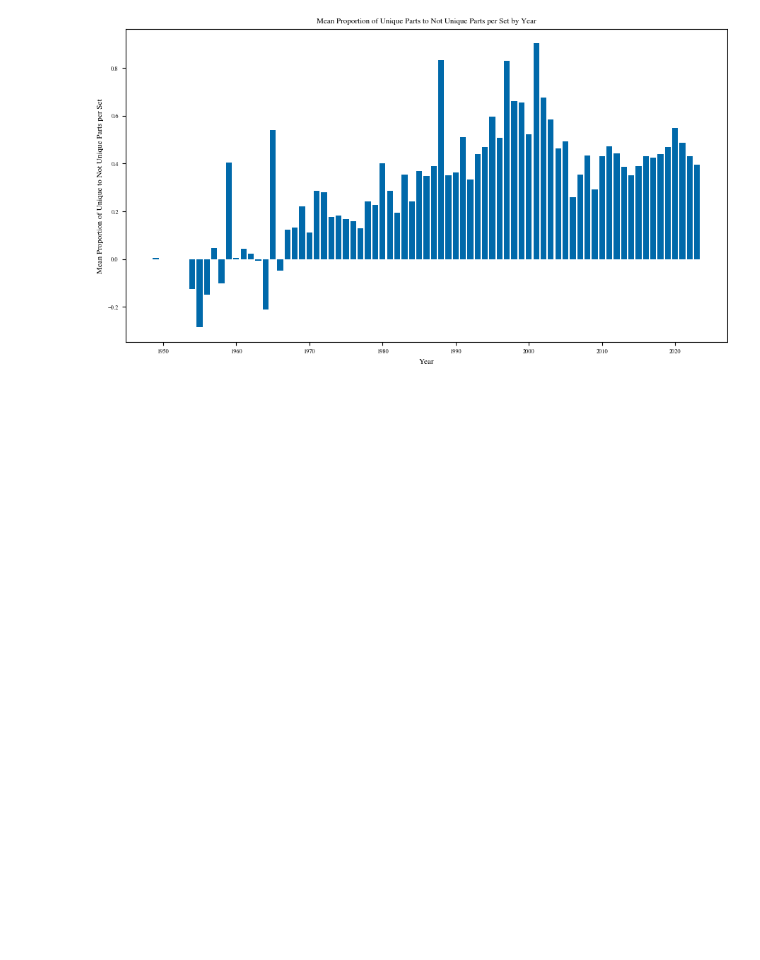
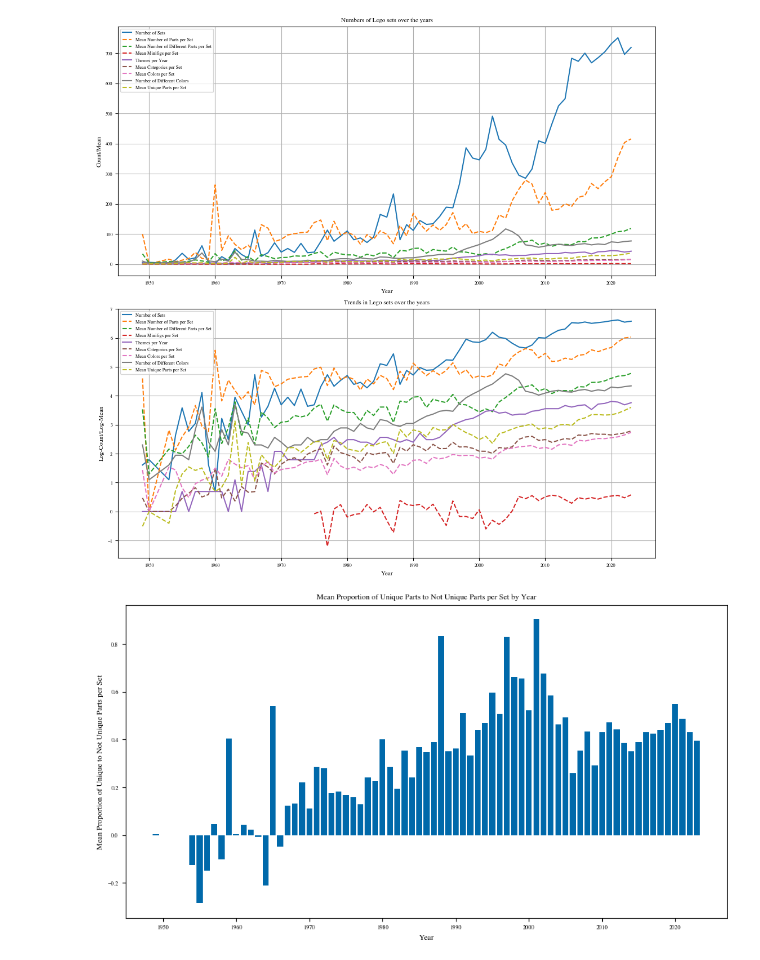
Before and after one commit to eddiebeach99/Data_Literacy, a Jupyter notebook: Analysis/exploratory_analysis.ipynb, the cells around one changed output. Drawn from its saved outputs; the diff is of its cells as text; code cells hidden in the pictures; blank space fills up the shorter version.

```diff
--- a/Analysis/exploratory_analysis.ipynb
+++ b/Analysis/exploratory_analysis.ipynb
@@ -104,3 +101,64 @@ plt.show()
+# %%
+### Plot ###
+
+# set up the plot for the analysis
+fig, (ax1, ax2) = plt.subplots(2, 1, figsize=(10, 10))
+
+# plot number of sets per year
+ax1.plot(sets_per_year.index, sets_per_year, label='Number of Sets')
+ax2.plot(sets_per_year.index, np.log(sets_per_year), label='Number of Sets')
+
+# plot mean number of parts per set per year
+ax1.plot(mean_parts_per_set_per_year.index, mean_parts_per_set_per_year, label='Mean Number of Parts per Set', linestyle='--')
+ax2.plot(mean_parts_per_set_per_year.index, np.log(mean_parts_per_set_per_year), label='Mean Number of Parts per Set', linestyle='--')
+
+# plot mean number of different parts per set per year
+ax1.plot(mean_number_of_different_parts_per_set_per_year.index, mean_number_of_different_parts_per_set_per_year, label='Mean Number of Different Parts per Set', linestyle='--')
+ax2.plot(mean_number_of_different_parts_per_set_per_year.index, np.log(mean_number_of_different_parts_per_set_per_year), label='Mean Number of Different Parts per Set', linestyle='--')
+
+# plot mean number of minifigs per set per year
+ax1.plot(mean_minifigs_per_set_per_year.index, mean_minifigs_per_set_per_year, label='Mean Minifigs per Set', linestyle='--')
+ax2.plot(mean_minifigs_per_set_per_year.index, np.log(mean_minifigs_per_set_per_year), label='Mean Minifigs per Set', linestyle='--')
+
+# plot themes per year
+ax1.plot(themes_per_year.index, themes_per_year, label='Themes per Year')
+ax2.plot(themes_per_year.index, np.log(themes_per_year), label='Themes per Year')
+
+# plot mean number of categories per set per year
+ax1.plot(mean_categories_per_set_per_year.index, mean_categories_per_set_per_year, label='Mean Categories per Set', linestyle='--')
+ax2.plot(mean_categories_per_set_per_year.index, np.log(mean_categories_per_set_per_year), label='Mean Categories per Set', linestyle='--')
+
+# plot mean number of colors per set per year
+ax1.plot(mean_colors_per_set_per_year.index, mean_colors_per_set_per_year, label='Mean Colors per Set', linestyle='--')
+ax2.plot(mean_colors_per_set_per_year.index, np.log(mean_colors_per_set_per_year), label='Mean Colors per Set', linestyle='--')
+
+# plot the number of colors per set per year
+ax1.plot(colors_per_year.index, colors_per_year, label='Number of Different Colors')
+ax2.plot(colors_per_year.index, np.log(colors_per_year), label='Number of Different Colors')
+
+# plot mean number of unique parts per set per year
+ax1.plot(mean_unique_parts_per_set_per_year.index, mean_unique_parts_per_set_per_year, label='Mean Unique Parts per Set', linestyle='--')
+ax2.plot(mean_unique_parts_per_set_per_year.index, np.log(mean_unique_parts_per_set_per_year), label='Mean Unique Parts per Set', linestyle='--')
+
+# set plot labels and title
+ax1.set_xlabel('Year')
+ax1.set_ylabel('Count/Mean')
+ax1.set_title('Numbers of Lego sets over the years')
+ax1.legend()
+ax1.grid(True)
+ax2.set_xlabel('Year')
+ax2.set_ylabel('Log-Count/Log-Mean')
+ax2.set_title('Trends in Lego sets over the years')
+ax2.legend()
+ax2.grid(True)
+
+# save plot
+plt.savefig('../Images/Exploration.pdf')
+
+# show the plot
+plt.show()
+# %% [output]
+[figure, added]
 # %%
 def plot_proportion(df):
 
```
Also changed, not shown: parts of 1 cell of this notebook, 1 other file.
